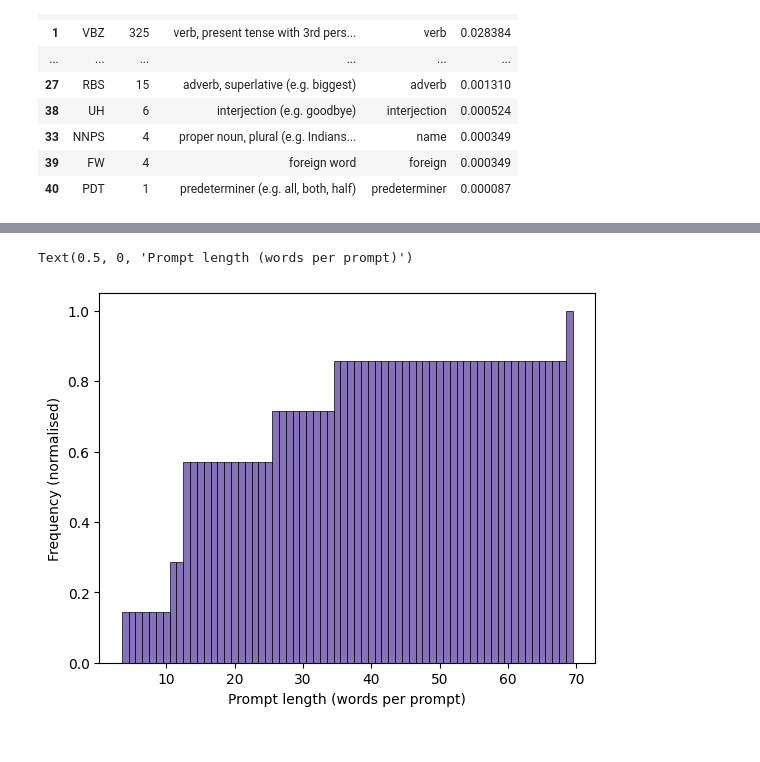
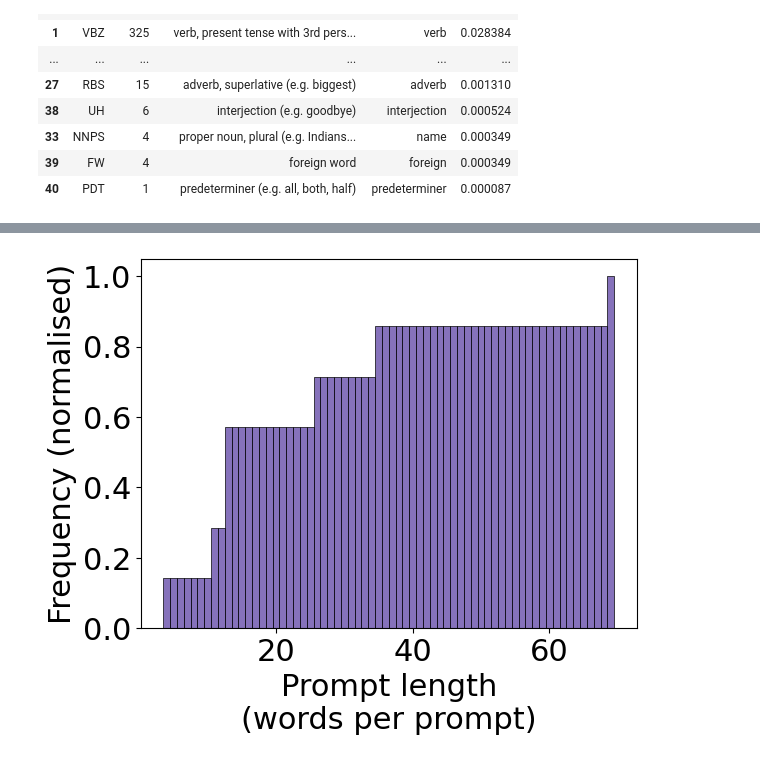
Before and after one commit to brave-experiments/MELT-public, a Jupyter notebook: src/prompts/prompt_statistics.ipynb, the cells around one changed output, grey strips where cells are left out. Cells and saved outputs as stored; diff of their text form; code cells hidden in the pictures.

```diff
--- a/src/prompts/prompt_statistics.ipynb
+++ b/src/prompts/prompt_statistics.ipynb
@@ -6,9 +6,12 @@ import numpy as np
 import nltk
 
 import matplotlib.pyplot as plt
+import matplotlib
 import seaborn as sns
 
 %matplotlib inline
+
+matplotlib.rcParams.update({'font.size': 22})
 # %%
 with open('conversations.json', 'r') as f:
     conversations = json.load(f)
@@ -185,13 +194,13 @@ Text(0.5, 0, 'Conversation length (prompts per conversation)')
 # %%
 words_per_prompt = [len(dc['tokens']) for dc in data_conv]
 
 cmap = plt.cm.twilight
 colors = cmap(np.linspace(0, 1, 10))
 
 sns.histplot(words_per_prompt, cumulative=True, discrete=True, stat='density', element='bars',
              fill=True, color=colors[3])
 plt.ylabel('Frequency (normalised)')
-plt.xlabel('Prompt length (words per prompt)')
+plt.xlabel('Prompt length\n(words per prompt)')
+plt.savefig('prompt_length.pdf', bbox_inches='tight')
 # %% [output]
-Text(0.5, 0, 'Prompt length (words per prompt)')
-[figure, old version]
+[figure, new version]
```
Also changed, not shown: parts of 3 cells of this notebook.
